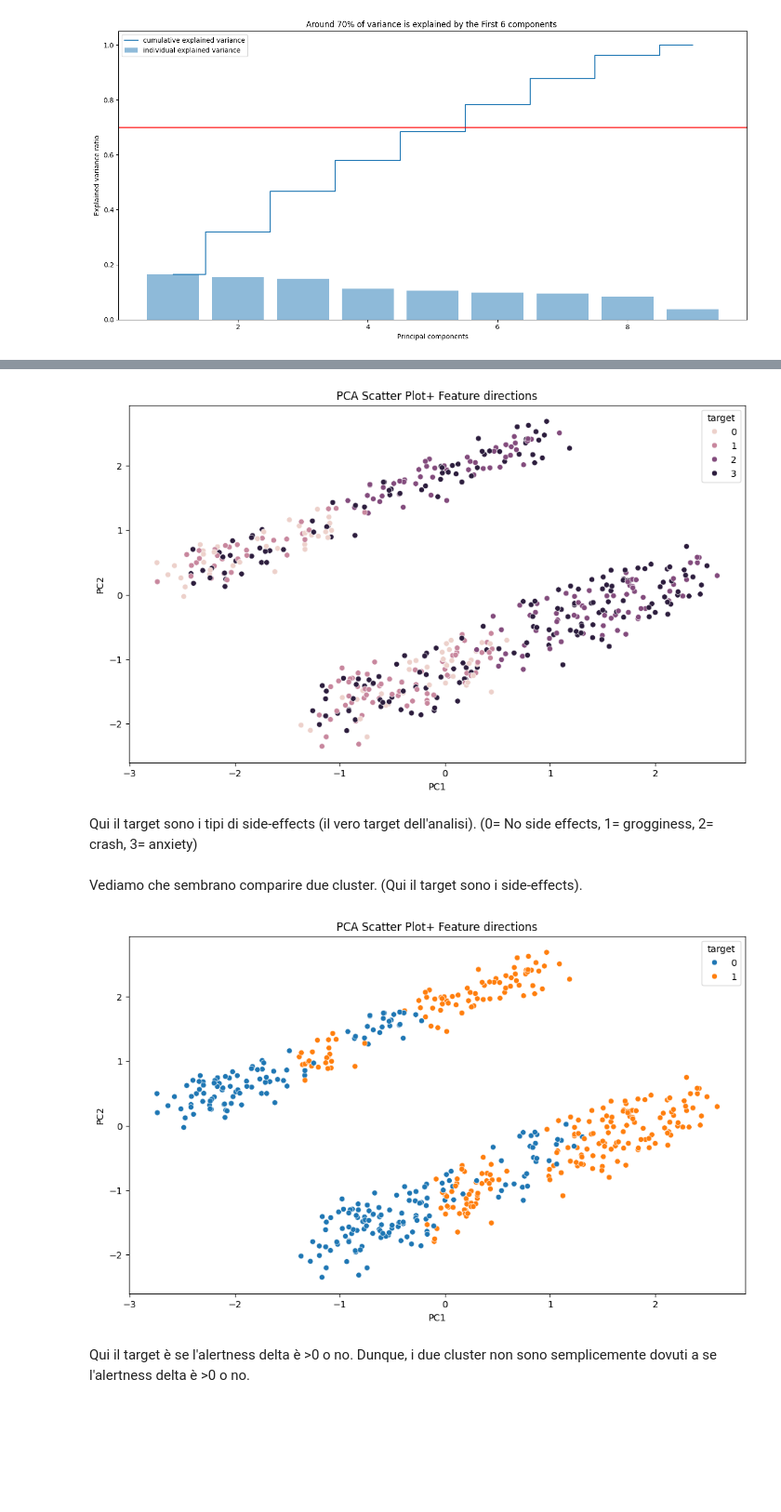
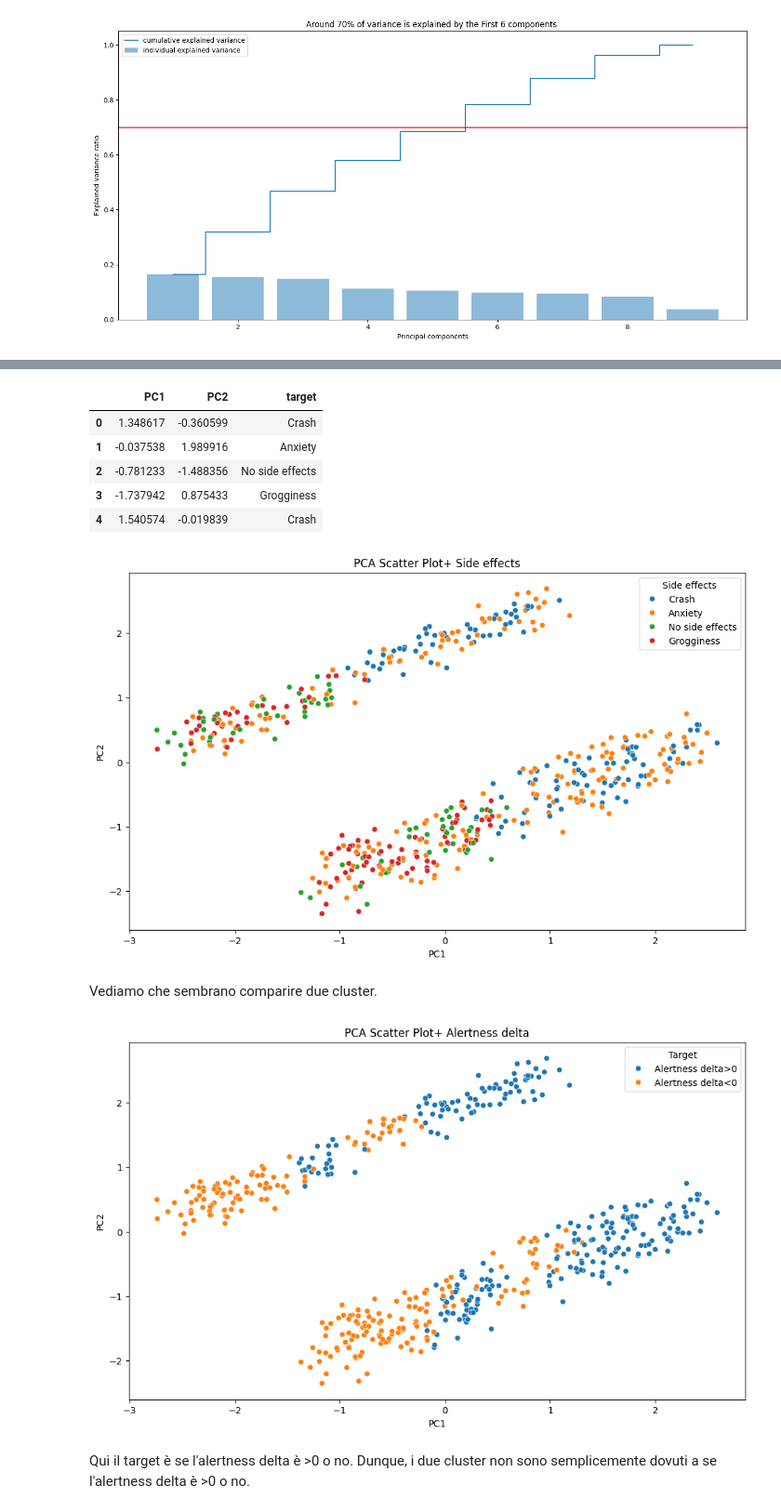
Before and after one commit to Grimino27/PDAI_Project, a Jupyter notebook: scripts/PCA_and_Clustering.ipynb, the cells around one changed output, grey strips where cells are left out. Shown at 93% size. Saved outputs shown, nothing was run; the diff lists cells and outputs as text; code cells hidden in the pictures; blank space fills up the shorter version.

```diff
--- a/scripts/PCA_and_Clustering.ipynb
+++ b/scripts/PCA_and_Clustering.ipynb
@@ -105,2 +139,6 @@ pc_df = pcan.fit_transform(X_scaled.values)
 pc_df = pd.DataFrame(data = pc_df, columns = ["PC1","PC2"])
+# %%
+side_effects_dict = {0:'No side effects', 1:'Grogginess', 2:'Crash', 3:'Anxiety'}
+# %%
+df_y = df_y.replace(side_effects_dict) # Riassegno le etichette ai rispettivi valori numerici dei side effects per maggiore interpretabilità nei grafici
 # %%
@@ -108,33 +154,39 @@ pc_df["target"] = df_y
+# %%
+pc_df.head()
+# %% [output]
+|  | PC1 | PC2 | target |
+| 0 | 1.348617 | -0.360599 | Crash |
+| 1 | -0.037538 | 1.989916 | Anxiety |
+| 2 | -0.781233 | -1.488356 | No side effects |
+| 3 | -1.737942 | 0.875433 | Grogginess |
+| 4 | 1.540574 | -0.019839 | Crash |
 # %%
 plt.figure(figsize=(12, 7))
 
-sns.scatterplot(
-    data=pc_df, x="PC1", y="PC2", hue="target" # Grouping data points with different colors
-)
-
-plt.title('PCA Scatter Plot+ Feature directions')
+sns.scatterplot(data=pc_df, x="PC1", y="PC2", hue="target")  # Grouping data points with different colors
+plt.legend(title = 'Side effects')
+plt.title('PCA Scatter Plot+ Side effects')
 plt.show()
 # %% [output]
-[figure, old version]
+[figure, new version]
-# %% [markdown]
-Qui il target sono i tipi di side-effects (il vero target dell'analisi). (0= No side effects, 1= grogginess, 2= crash, 3= anxiety)
 # %% [markdown]
-Vediamo che sembrano comparire due cluster. (Qui il target sono i side-effects).
+Vediamo che sembrano comparire due cluster.
 # %%
-pc_df2 = pc_df
-pc_df2.drop("target", axis=1, inplace=True)
-pc_df2["target"] = (X_scaled["alertness_delta"]>0).astype(int)
+pc_df.drop("target", axis=1, inplace=True)
+pc_df["target"] = ((X_scaled["alertness_delta"]>0).astype(int)).map({0:'Alertness delta<0',1:'Alertness delta>0'})
+# Inseriamo come target una variabile che vale 1 se Alertness delta>0 e vale 0 se Alertness delta<0
 # %%
 plt.figure(figsize=(12, 7))
 
 sns.scatterplot(
-    data=pc_df2, x="PC1", y="PC2", hue="target" # Grouping data points with different colors
+    data=pc_df, x="PC1", y="PC2", hue="target" # Grouping data points with different colors
 )
 
-plt.title('PCA Scatter Plot+ Feature directions')
+plt.title('PCA Scatter Plot+ Alertness delta')
+plt.legend(title='Target')
 plt.show()
 # %% [output]
-[figure, old version]
+[figure, new version]
 # %% [markdown]
 Qui il target è se l'alertness delta è >0 o no.
 Dunque, i due cluster non sono semplicemente dovuti a se l'alertness delta è >0 o no.
```
Also changed, not shown: parts of 61 cells of this notebook.
